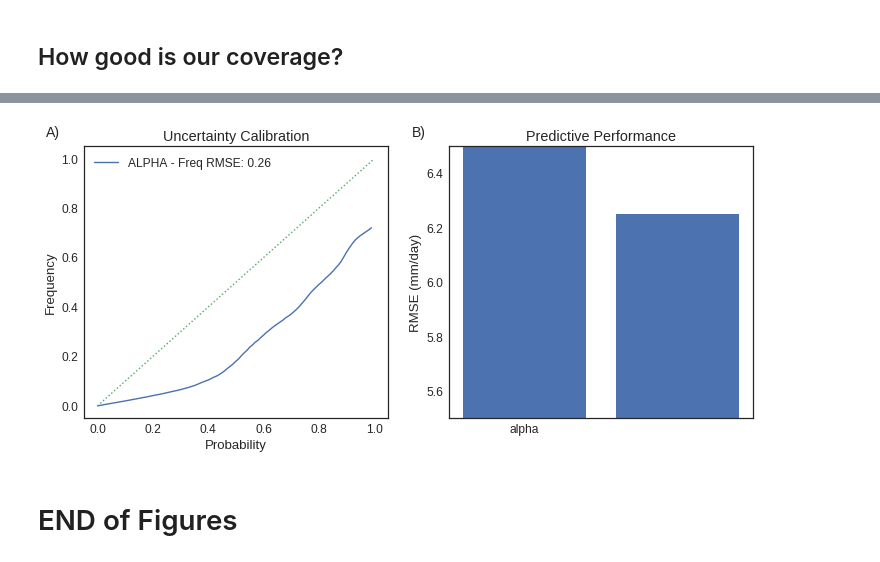
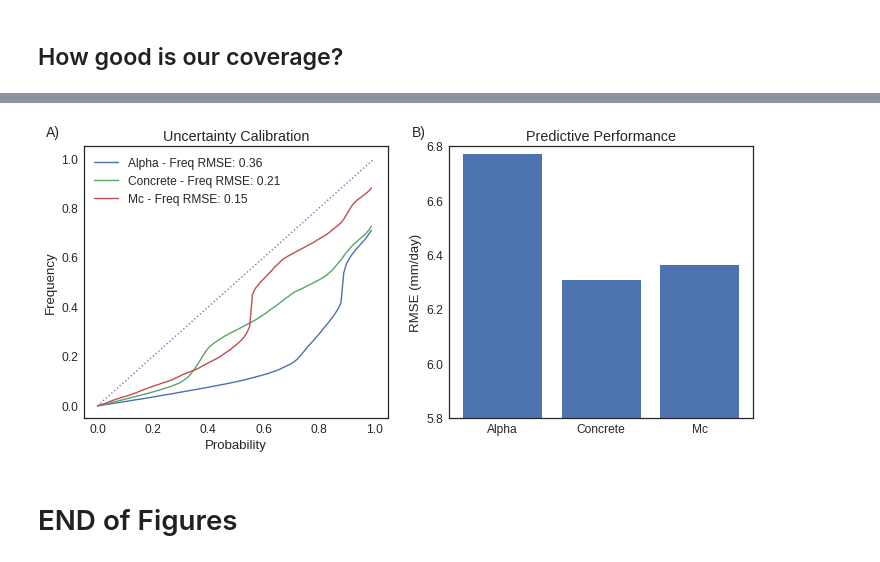
Before and after one commit to tjvandal/CI-2017, a Jupyter notebook: notebooks/bnn-climate.ipynb, the cells around one changed output, grey strips where cells are left out. Saved outputs shown, nothing was run; the diff lists cells and outputs as text; code cells hidden in the pictures.

```diff
--- a/notebooks/bnn-climate.ipynb
+++ b/notebooks/bnn-climate.ipynb
@@ -36,12 +38,14 @@ Using TensorFlow backend.
 # %% [markdown]
 # Set some global parameters
 # %%
-K_test = 5
 batch_size = 128
 lr = 1e-4
 default_dropout_rate = 0.5
 alpha = 0.5
-layer_sizes=[128,128,]
+Kmc = 100
+Kmc_alpha = 10
+epochs = 100
+layer_sizes=[512,512,512]
 # %% [markdown]
 # MC-Dropout
 # %% [markdown]
@@ -60,11 +64,6 @@ $\mathcal{L}(\Theta) = -\dfrac{1}{\alpha} \sum_n \text{log-sum-exp} \big[ -\dfra
 # %% [markdown]
 ## Read Data
 # %%
-
-sns.set_style("white")
-
-Kmc = 30
-
 def read_file(f):
     data = pd.read_csv(f, header=None)
     data = data.rename(columns={0: 'time', 1: 'label'})
@@ -379,0 +386,6 @@ Epoch 31/50
+# %%
+selected_samples = dict()
+print losses.keys()
+for key in losses:
+    print key, len(samples[key])
+    selected_samples[key] = samples[key][np.argmin(losses[key])]
@@ -394,9 +411,9 @@ def get_mean_var(samples):
     sigma2 *= scale_y.var_
     return mu, sigma2
 
-concrete_mu, concrete_sigma2 = get_mean_var(samples['concrete'][test_rainy_days])
-mc_mu, mc_sigma2 = get_mean_var(samples['mc'][test_rainy_days])
-alpha_mu, alpha_sigma2 = get_mean_var(samples['alpha'][test_rainy_days])
+concrete_mu, concrete_sigma2 = get_mean_var(selected_samples['concrete'][test_rainy_days])
+mc_mu, mc_sigma2 = get_mean_var(selected_samples['mc'][test_rainy_days])
+alpha_mu, alpha_sigma2 = get_mean_var(selected_samples['alpha'][test_rainy_days])
 
 get_rmse = lambda x: np.mean((x -  Y_test[test_rainy_days, 0])**2)**0.50
 
@@ -424,41 +443,41 @@ def coverage_plot(samples, y, ax, name=None):
         plow = (1. - p)/2
         phi = 1-plow
 
         zscale = normal_dist.ppf(p)
         sample_hi = mu + zscale * std
         sample_low = mu - zscale * std
 
         ratios.append(np.mean((sample_hi > y) & (y > sample_low)))
 
     err = np.mean((p_range - np.array(ratios))**2)**0.5
-    ax.plot(p_range, ratios, label='%s - Freq RMSE: %2.2f' % (name.upper(), err))
+    ax.plot(p_range, ratios, label='%s - Freq RMSE: %2.2f' % (name.title(), err))
 
 fig, axs = plt.subplots(1,2,figsize=(12,5))
 axs = np.ravel(axs)
 
-for key in sorted(samples.keys()):
-    coverage_plot(samples[key][test_rainy_days], Y_test[test_rainy_days], axs[0], name=key)
+for key in sorted(selected_samples.keys()):
+    coverage_plot(selected_samples[key][test_rainy_days], Y_test[test_rainy_days], axs[0], name=key)
     #coverage_plot(samples[key], Y_test, axs[0], name=key)
 
 axs[0].plot([0,1],[0,1], ls=':')
 axs[0].legend()
 axs[0].set_title("Uncertainty Calibration")
 axs[0].set_ylabel("Frequency")
 axs[0].set_xlabel("Probability")
 axs[0].text(-0.1,1.05, 'A)', horizontalalignment='center', verticalalignment='center',
                 transform=axs[0].transAxes, fontsize=14)
-axs[1].bar([1,2], [mc_rmse, concrete_rmse])
-axs[1].set_ylim([5.5,6.5])
-axs[1].set_xticks([1,2])
-axs[1].set_xticklabels(sorted(samples.keys()))
+axs[1].bar([1,2,3], [mc_rmse, concrete_rmse, alpha_rmse])
+axs[1].set_ylim([5.8,6.8])
+axs[1].set_xticks([1,2,3])
+axs[1].set_xticklabels(sorted([k.title() for k in selected_samples.keys()]))
 axs[1].set_title("Predictive Performance")
 axs[1].set_ylabel("RMSE (mm/day)")
 axs[1].text(-0.1,1.05, 'B)', horizontalalignment='center', verticalalignment='center',
                 transform=axs[1].transAxes, fontsize=14)
 plt.savefig("uq-results.pdf")
 plt.show()
 # %% [output]
-[figure, old version]
+[figure, new version]
 # %% [markdown]
 # END of Figures
 # %%
```
Also changed, not shown: parts of 8 cells of this notebook, 1 other file.
